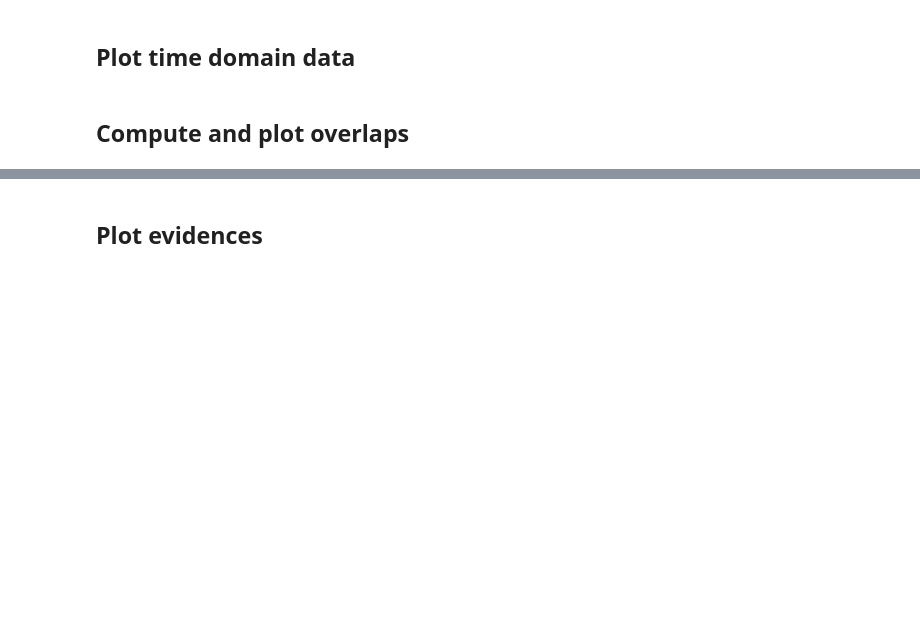
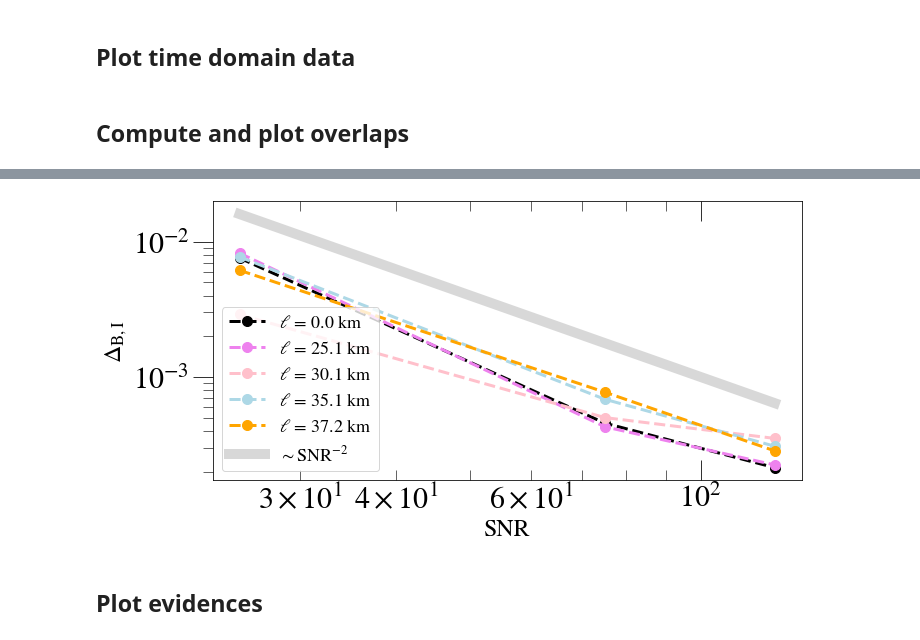
Before and after one commit to mariaokounkova/BeyondGRAnalysis, a Jupyter notebook: BayeswaveAnalysis.ipynb, the cells around one changed output, grey strips where cells are left out. Cells and saved outputs as stored; diff of their text form; code cells hidden in the pictures; blank space fills up the shorter version.

Commit message:
Auxiliary + BayeswaveAnalysis: frequency domain overlaps

```diff
--- a/BayeswaveAnalysis.ipynb
+++ b/BayeswaveAnalysis.ipynb
@@ -284,0 +175,81 @@ PlotBayesWaveOverlap()
+# %%
+def BayesWaveOverlap(p):
+    """ Given a BW run directory p, read in the injected and recovered strains in the
+        time domain and compute an overlap """
+
+    ## Median data and bounds
+    time_bw_H1, strain_bw_H1, strain_bw_2, strain_bw_3, strain_bw_4, strain_bw_5 = GetMedianData(p, det = "H1")
+    time_bw_L1, strain_bw_L1, strain_bw_2, strain_bw_3, strain_bw_4, strain_bw_5 = GetMedianData(p, det = "L1")
+
+    ## Injected data
+    time_inj_H1, strain_inj_H1 = GetInjectedData(p, det = "H1")
+    time_inj_L1, strain_inj_L1 = GetInjectedData(p, det = "L1")
+
+    overlap = ComputeMultiDetectorOverlap(time_bw_H1, strain_bw_H1, time_bw_L1, strain_bw_L1, \
+                                time_inj_H1, strain_inj_H1, time_inj_L1, strain_inj_L1)
+    #overlap = ComputeOverlap(time_bw_H1, strain_bw_H1, time_inj_H1, strain_inj_H1, psd = True)
+
+    return overlap
+
+def BayesWaveOverlapFrequency(p):
+
+    """ Given a BW run directory p, read in the injected and recovered strains in the
+        frequency domain and compute an overlap """
+
+    ## Median data and bounds
+    freq_bw_H1, strain_bw_H1, strain_bw_2, strain_bw_3, strain_bw_4, strain_bw_5 = GetBWFrequencyDomainWaveform(p, "H1")
+    freq_bw_L1, strain_bw_L1, strain_bw_2, strain_bw_3, strain_bw_4, strain_bw_5 = GetBWFrequencyDomainWaveform(p, "L1")
+
+    ## Injected data
+    freq_inj_H1, strain_inj_H1 = GetInjectedFrequencyDomainWaveform(p, "H1")
+    freq_inj_L1, strain_inj_L1 = GetInjectedFrequencyDomainWaveform(p, "L1")
+    delta_f = freq_inj_L1[1] - freq_inj_L1[0]
+
+    overlap = ComputeMultiDetectorOverlapFrequency(delta_f, strain_bw_H1, strain_bw_L1, strain_inj_H1, strain_inj_L1)
+    #overlap = ComputeOverlapFrequency(delta_f, strain_bw_H1, strain_inj_H1, psd = True)
+
+    return overlap
+
+def PlotBayesWaveOverlap():
+    """ Create a plot of the overlap between BW injected and recovered waveforms as
+        a function of SNR. Similar to Fig. 4 in https://arxiv.org/abs/2003.09456 """
+
+    base_dir = "/home/maria.okounkova/BeyondGRAnalysis/BilbyPE/"
+    mass = 68
+
+    ells = ["0p0", "0p25", "0p3", "0p35", "0p37"]
+    colors = ['black', 'violet', 'pink', 'lightblue', 'orange']
+    snrs = [25, 75, 125]
+
+    plt.figure(figsize=(10, 5))
+
+    for ell, color in zip(ells, colors):
+
+        delta_arr = []
+
+        for snr in snrs:
+
+            p = base_dir + "dCS_" + ell + "_" + str(snr)
+            overlap = BayesWaveOverlapFrequency(p)
+            print(ell, snr, overlap)
+            delta = 1.0 - overlap
+            delta_arr.append(delta)
+
+        plt.plot(snrs, delta_arr, '--o', color = color, label = "$\ell$ = %.1f km" % EllinKm(ell, mass), markersize = 10)
+
+    ## Add in 1/SNR^2 curve
+    SNRS = np.linspace(snrs[0], snrs[-1], 100)
+    snr_curve = SNRS**-2.0
+    plt.plot(SNRS, snr_curve*10, color='gray', label = r'$\sim \mathrm{SNR}^{-2}$', alpha = 0.3, lw = 10.0)
+
+    plt.legend()
+    plt.yscale('log')
+    plt.xscale('log')
+    plt.ylabel('$\Delta_\mathrm{B,I}$')
+    plt.xlabel('SNR')
+    plt.tight_layout()
+    plt.savefig('Deltas.pdf')
+    plt.show()
+
+PlotBayesWaveOverlap()
+# %% [output]
@@ -285,3 +271,4 @@ PlotBayesWaveOverlap()
+[figure, added]
 # %% [markdown]
 ## Plot evidences
 # %%
```
Also changed, not shown: parts of 5 cells of this notebook, 1 other file.
